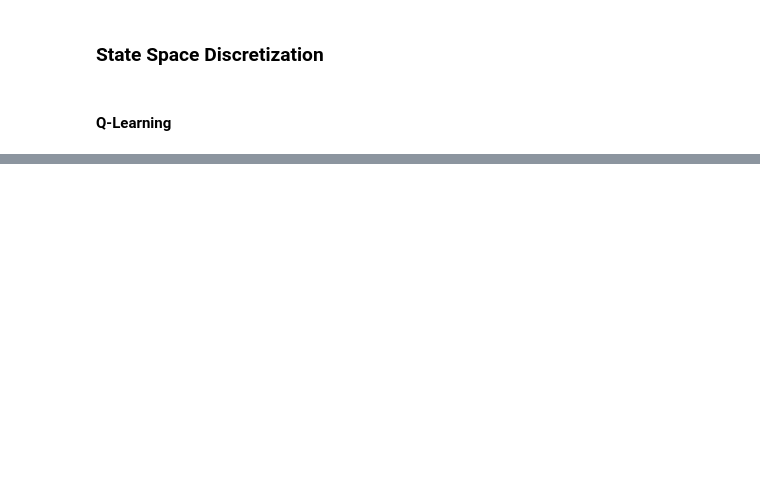
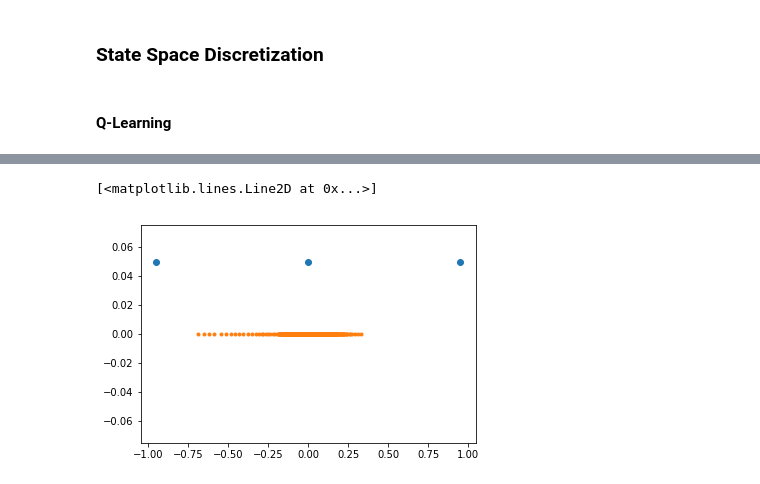
Before and after one commit to mimoralea/applied-reinforcement-learning, a Jupyter notebook: notebooks/05_state_discretization.ipynb, the cells around one changed output, grey strips where cells are left out. Cells and saved outputs as stored; diff of their text form; code cells hidden in the pictures; blank space fills up the shorter version.

```diff
--- a/notebooks/05_state_discretization.ipynb
+++ b/notebooks/05_state_discretization.ipynb
@@ -320,0 +78,11 @@ alphas = []
+# %%
+x1 = np.linspace(x_thres[0] + .5, x_thres[1] - .5,
+                 4, endpoint=False)[1:]
+y1 = np.zeros(len(x1)) + 0.05
+
+plt.ylim([-0.075, 0.075])
+plt.plot(x1, y1, 'o')
+plt.plot(x_vals, y, '.')
+# %% [output]
+[<matplotlib.lines.Line2D at 0x...>]
+[figure, added]
```
Also changed, not shown: parts of 85 cells of this notebook.
